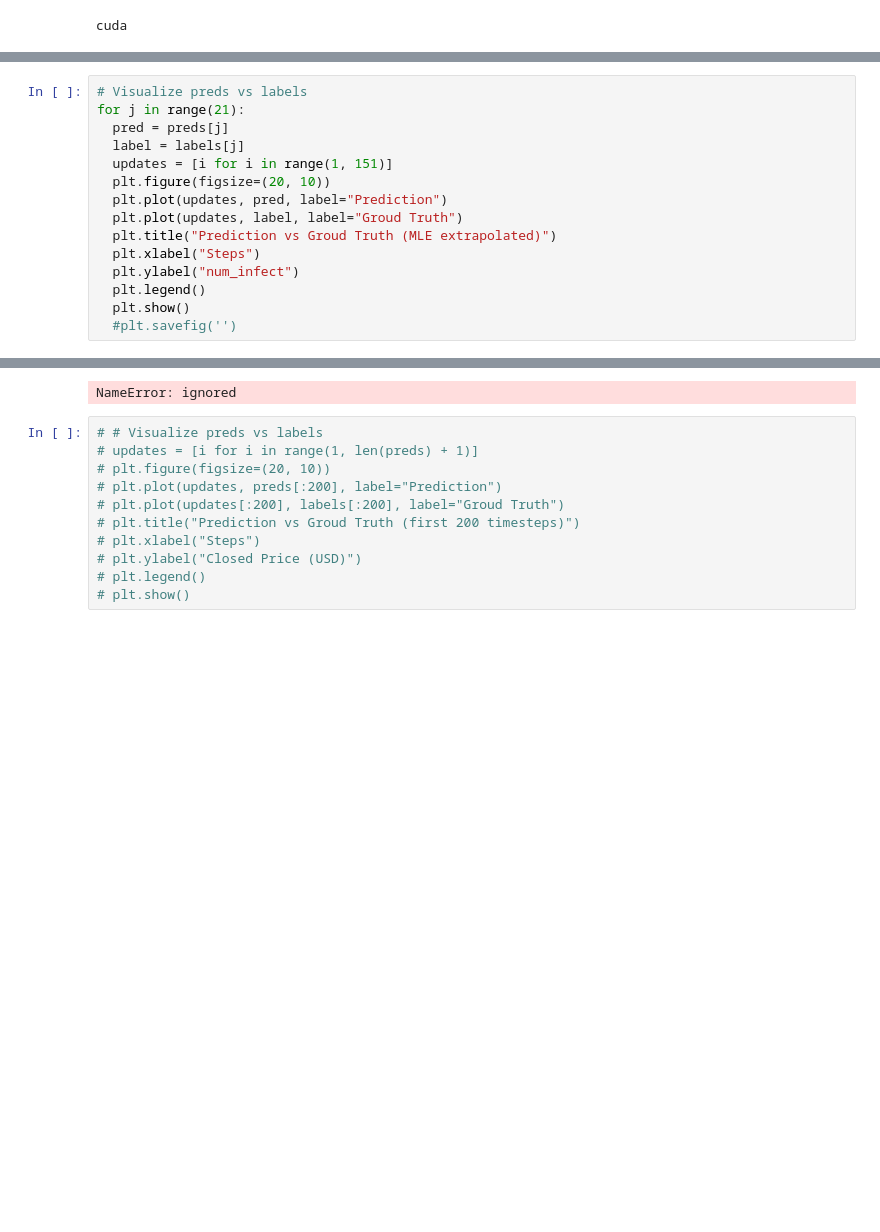
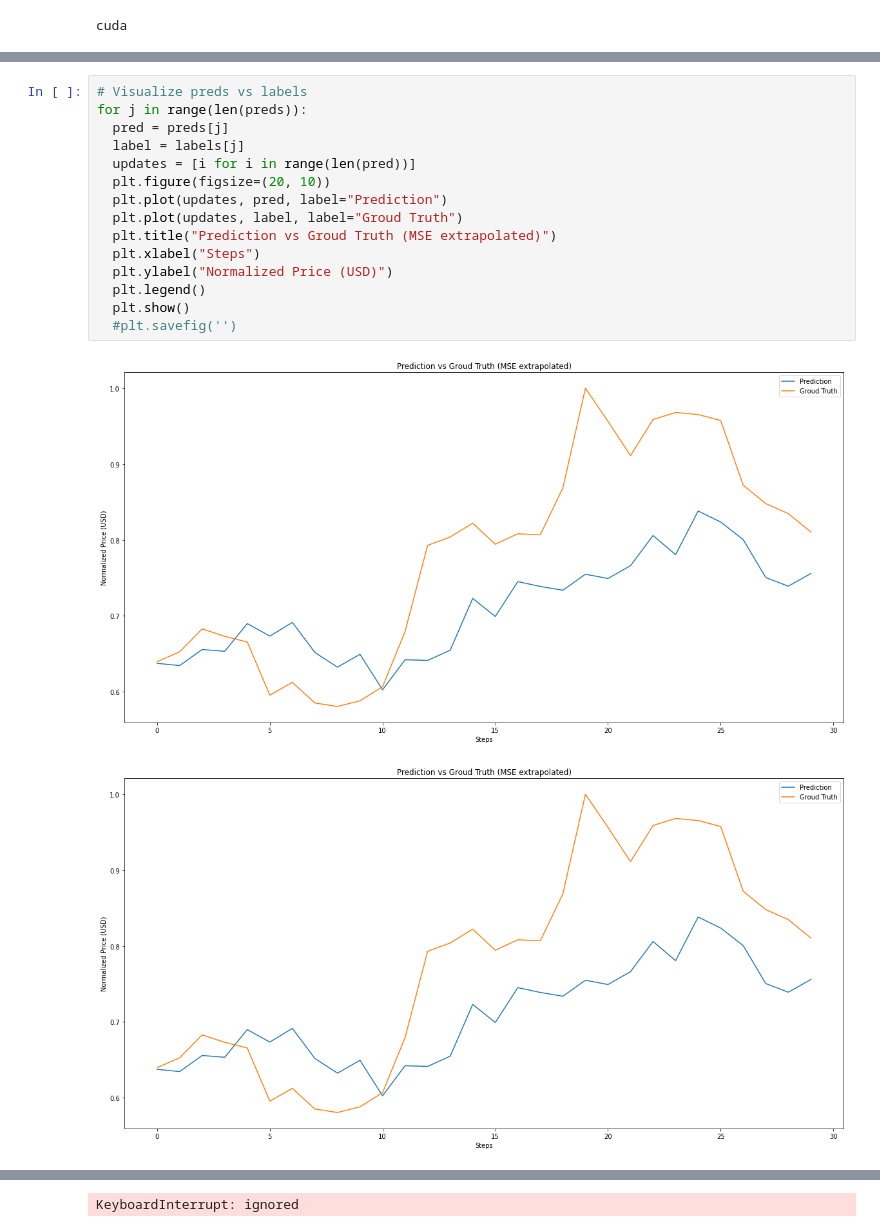
Before and after one commit to minhduchoang301/CSC413_Project, a Jupyter notebook: LSTM/training.ipynb, the cells around one changed output, grey strips where cells are left out. Cells and saved outputs as stored; diff of their text form; blank space fills up the shorter version.

```diff
--- a/LSTM/training.ipynb
+++ b/LSTM/training.ipynb
@@ -338,16 +428,18 @@ plt.show()
 # %%
 # Visualize preds vs labels
-for j in range(21):
+for j in range(len(preds)):
   pred = preds[j]
   label = labels[j]
-  updates = [i for i in range(1, 151)]
+  updates = [i for i in range(len(pred))]
   plt.figure(figsize=(20, 10))
   plt.plot(updates, pred, label="Prediction")
   plt.plot(updates, label, label="Groud Truth")
-  plt.title("Prediction vs Groud Truth (MLE extrapolated)")
+  plt.title("Prediction vs Groud Truth (MSE extrapolated)")
   plt.xlabel("Steps")
-  plt.ylabel("num_infect")
+  plt.ylabel("Normalized Price (USD)")
   plt.legend()
   plt.show()
   #plt.savefig('')
 # %% [output]
+[figure, added]
+[figure, added]
@@ -354,12 +448 @@ for j in range(21):
-NameError: ignored
+KeyboardInterrupt: ignored
-# %%
-# # Visualize preds vs labels
-# updates = [i for i in range(1, len(preds) + 1)]
-# plt.figure(figsize=(20, 10))
-# plt.plot(updates, preds[:200], label="Prediction")
-# plt.plot(updates[:200], labels[:200], label="Groud Truth")
-# plt.title("Prediction vs Groud Truth (first 200 timesteps)")
-# plt.xlabel("Steps")
-# plt.ylabel("Closed Price (USD)")
-# plt.legend()
-# plt.show()
```
Also changed, not shown: parts of 14 cells of this notebook, 3 other files.
